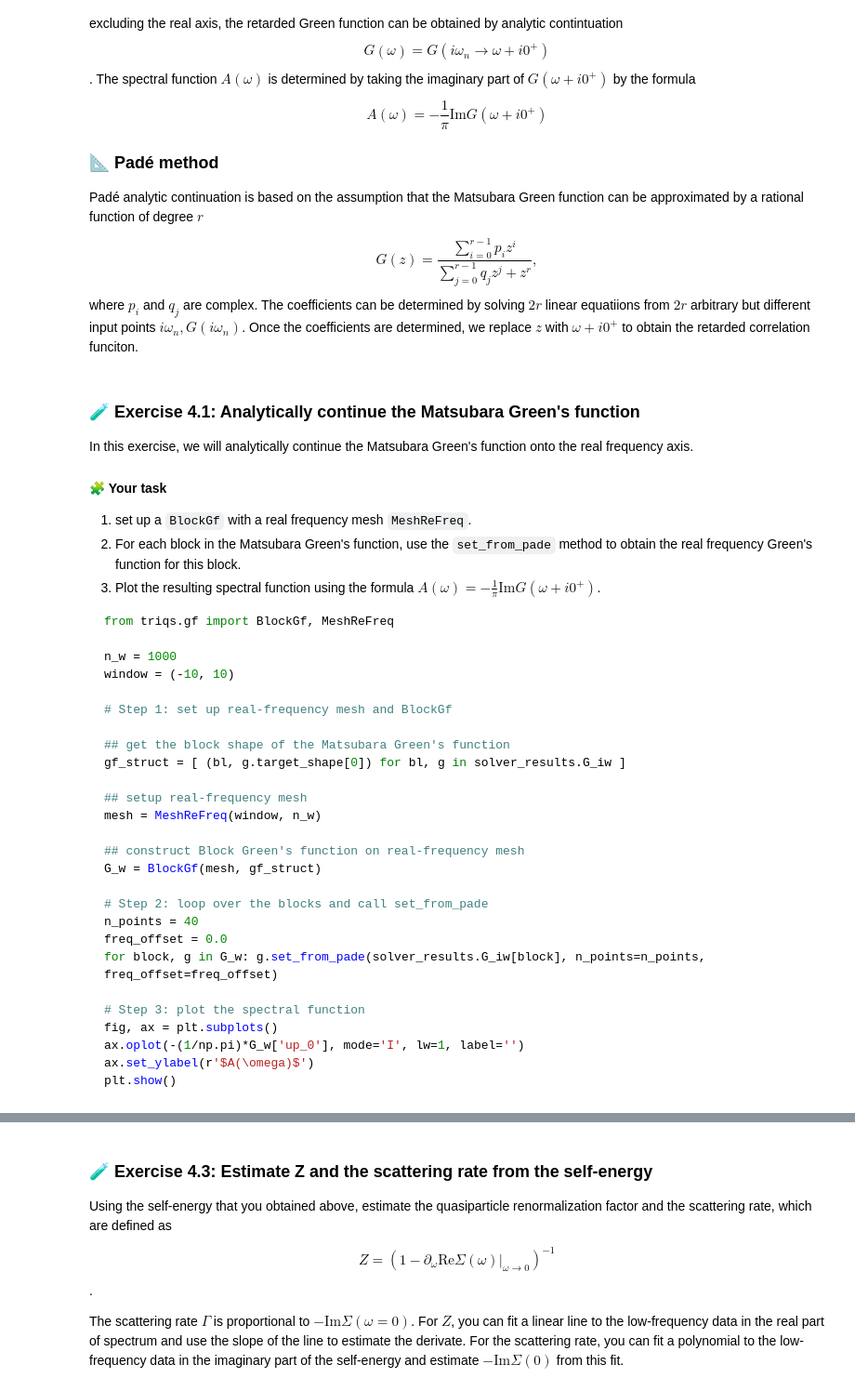
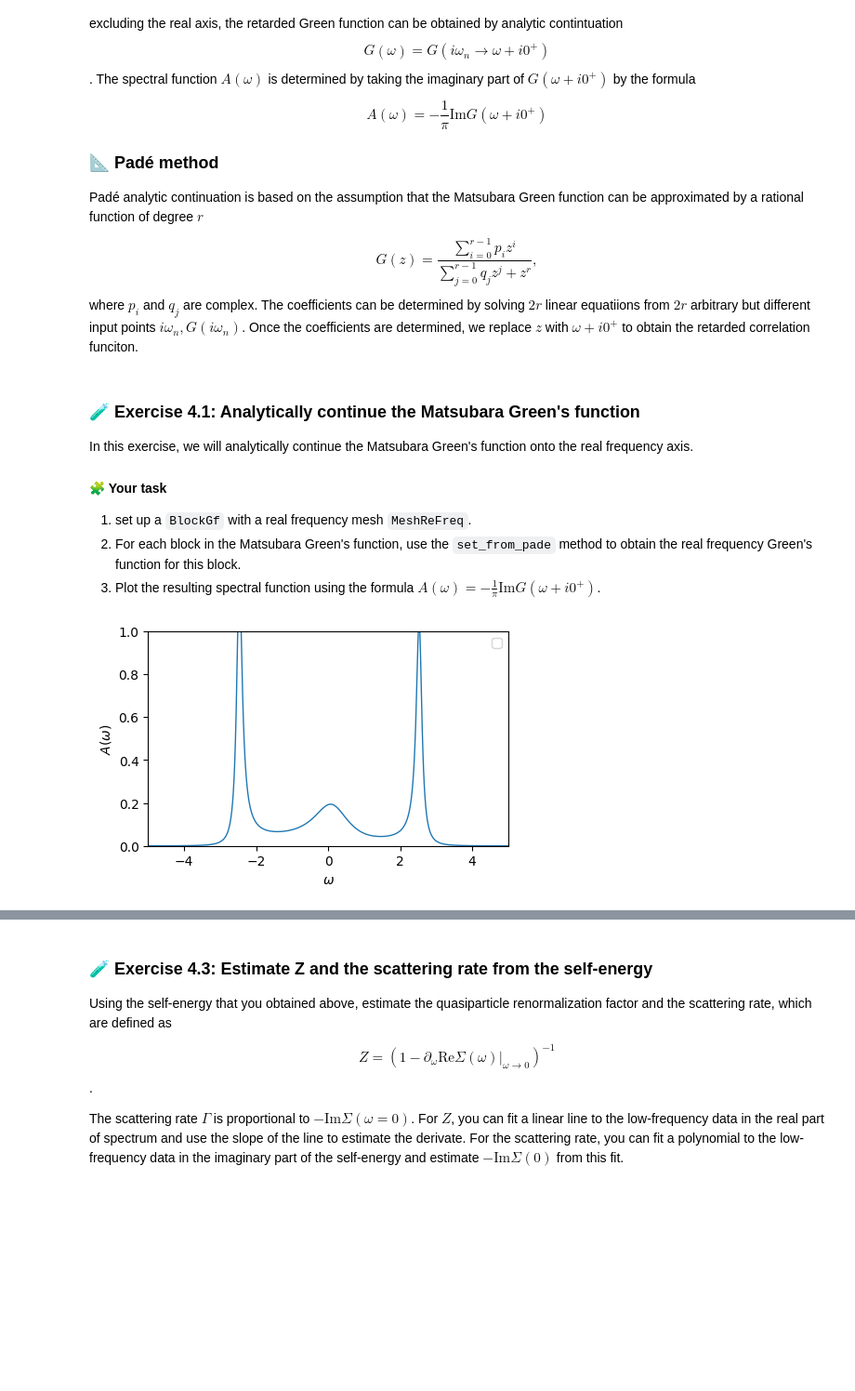
Before and after one commit to harrisonlabollita/TRIQS-tutorials, a Jupyter notebook: ModEST-DMFT/01-modest.ipynb, the cells around one changed output, grey strips where cells are left out. Shown at 93% size. Drawn from its saved outputs; the diff is of its cells as text; code cells hidden in the pictures; blank space fills up the shorter version.

````diff
--- a/ModEST-DMFT/01-modest.ipynb
+++ b/ModEST-DMFT/01-modest.ipynb
@@ -913,62 +678,36 @@ In this exercise, we will analytically continue the Matsubara Green's function o
 1. set up a ``BlockGf`` with a real frequency mesh ``MeshReFreq``.
 2. For each block in the Matsubara Green's function, use the ``set_from_pade`` method to obtain the real frequency Green's function for this block.
 3. Plot the resulting spectral function using the formula $A(\omega) = -\frac{1}{\pi}\text{Im}G(\omega + i0^{+})$.
-
-```python
-from triqs.gf import BlockGf, MeshReFreq
-
-n_w = 1000
-window = (-10, 10)
-
-# Step 1: set up real-frequency mesh and BlockGf
-
-## get the block shape of the Matsubara Green's function
-gf_struct = [ (bl, g.target_shape[0]) for bl, g in solver_results.G_iw ]
-
-## setup real-frequency mesh
-mesh = MeshReFreq(window, n_w)
-
-## construct Block Green's function on real-frequency mesh
-G_w = BlockGf(mesh, gf_struct)
-
-# Step 2: loop over the blocks and call set_from_pade
-n_points = 40
-freq_offset = 0.0
-for block, g in G_w: g.set_from_pade(solver_results.G_iw[block], n_points=n_points, freq_offset=freq_offset)
-
-# Step 3: plot the spectral function
-fig, ax = plt.subplots()
-ax.oplot(-(1/np.pi)*G_w['up_0'], mode='I', lw=1, label='')
-ax.set_ylabel(r'$A(\omega)$')
-plt.show()
-```
 # %%
 from triqs.gf import BlockGf, MeshReFreq
 
 n_w = 1000
 window = (-10, 10)
 
 # Step 1: set up real-frequency mesh and BlockGf
 
 ## get the block shape of the Matsubara Green's function
 gf_struct = [ (bl, g.target_shape[0]) for bl, g in solver_results.G_iw ]
 
 ## setup real-frequency mesh
 mesh = MeshReFreq(window, n_w)
 
 ## construct Block Green's function on real-frequency mesh
 G_w = BlockGf(mesh=mesh, gf_struct=gf_struct)
 
 # Step 2: loop over the blocks and call set_from_pade
 n_points = 21
 freq_offset = 0.0
-for block, g in G_w: g.set_from_pade(solver_results.G_iw[block], n_points=n_points, freq_offset=freq_offset)
+for block, g in G_w: # your part here
+
 
 # Step 3: plot the spectral function
 fig, ax = plt.subplots(figsize=(5,3))
 ax.oplot(-1/np.pi*G_w['up_0'].imag, lw=1, label='')
 ax.set_ylabel(r'$A(\omega)$'); ax.set_xlim(-5,5); ax.set_ylim(0, 1)
 plt.show()
+# %% [output]
+[figure, added]
 # %%
 from triqs_maxent import PoormanMaxEnt, LogAlphaMesh, HyperbolicOmegaMesh
 tm = PoormanMaxEnt(use_complex=True)
````
Also changed, not shown: parts of 29 cells of this notebook, 3 other files.
